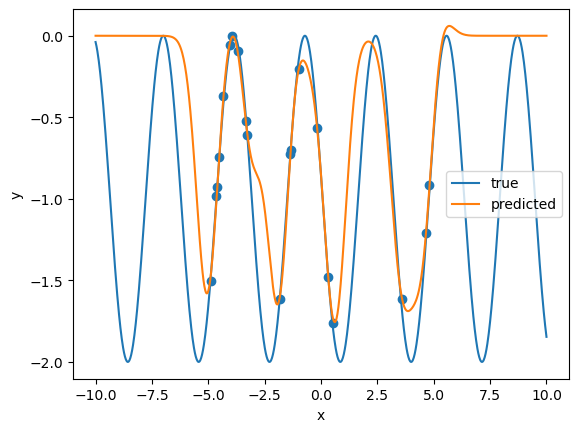
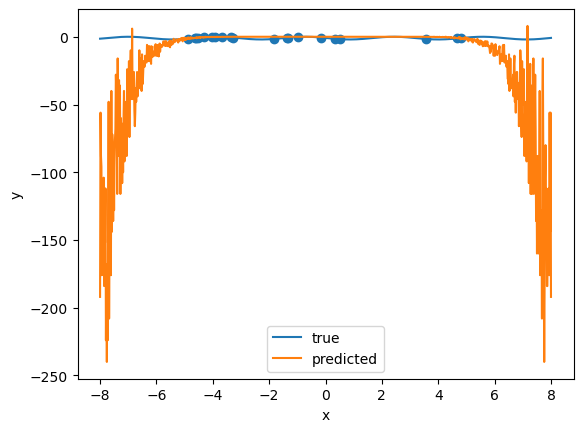
The change to this notebook cell's code, shown as a diff; its figure went from the first image to the second:
--- before
+++ after
@@ -1,3 +1,3 @@
-x_all = np.linspace(-10, 10, 1000)
+x_all = np.linspace(lower_boundary-3, upper_boundary+3, 1000)
 y_all_true = function_to_investigate(x_all)
 y_all_predicted = regressor.predict(x_all)
@@ -10,8 +10,8 @@
 plt.ylabel(r"y")
 plt.legend()
-plt.savefig("eigenvalues.png", dpi=300, bbox_inches="tight")
+plt.savefig(f"Task_1_{basis_functions_verbose}_n_{number_of_training_samples}_{function_to_investigate_string}_noise_{noise_index}.png", dpi=300, bbox_inches="tight")
 plt.show()
 
-# Hyperparameter to vary TODO: gamma in RBF, ggf auch mal linear kernel, wie viele stützpunkte, regulazierer, welche function, amount of noise und ob es known ist oder nicht
+# Hyperparameter to vary TODO: gamma in RBF, ggf auch mal linear kernel, wie viele stützpunkte, regulazierer, welche function, amount of noise und ob es known ist oder nicht - ist letzteres das was sagt ob regularizer zu groß oder passend ist?
 
 # TODO über sparse GPR sprechen - committee error nur dabei relevant nicht bei unserm full GPR

Commit: yay